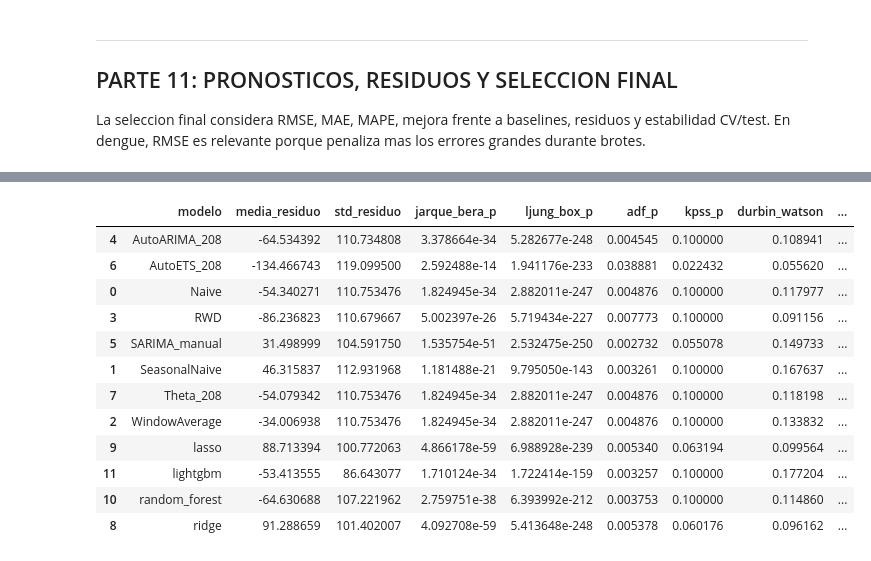
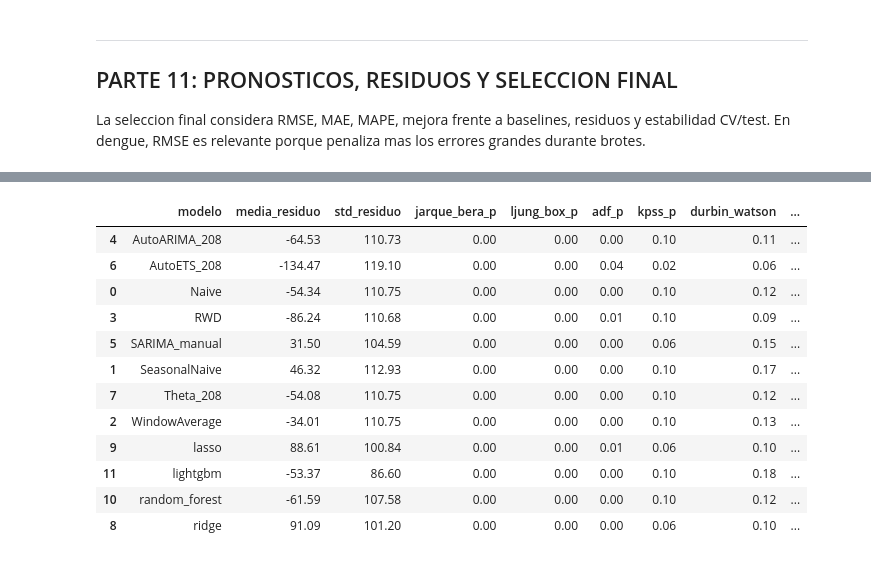
Before and after one commit to almeneses/series_temporales, a Jupyter notebook: proyecto_2/fase2_marko_david_alejandro_meneses.ipynb, the cells around one changed output, grey strips where cells are left out. Saved outputs shown, nothing was run; the diff lists cells and outputs as text; code cells hidden in the pictures.

```diff
--- a/proyecto_2/fase2_marko_david_alejandro_meneses.ipynb
+++ b/proyecto_2/fase2_marko_david_alejandro_meneses.ipynb
@@ -398,7 +399,7 @@ print(f"Primeros lags significativos PACF: {sig_pacf[:15]}")
 print("\nACF en rezagos de interes estacional:")
 display(tabla_acf_estacional(acf_vals))
 
-lags_sugeridos_ml = sorted(set([lag for lag in sig_pacf[:8] if lag <= 24] + [52]))
+lags_sugeridos_ml = sorted(set([lag for lag in sig_pacf[:8] if lag <= 24] + [ESTACIONALIDAD_ANUAL]))
 print(f"\nLags sugeridos por PACF + referencia anual: {lags_sugeridos_ml}")
 # %% [output]
 Resumen descriptivo de la serie imputada:
@@ -774,6 +766,17 @@ def calcular_metricas_pronostico(datos, modelos, conjunto="test"):
     return tabla.sort_values("rmse").reset_index(drop=True)
 
 
+def estilo_ranking_metricas(tabla, columnas=None):
+    """Resalta tablas largas de metricas: verde = menor error."""
+    if columnas is None:
+        columnas = [c for c in ["mae", "mape", "rmse", "rmse_cv", "rmse_test", "ratio_rmse_test_cv"] if c in tabla.columns]
+    formato = {c: "{:.2f}" for c in tabla.select_dtypes(include="number").columns}
+    return (
+        tabla.style
+        .background_gradient(cmap="RdYlGn_r", subset=columnas)
+        .format(formato)
+    )
+
 sf_baseline, preds_baseline = entrenar_y_predecir_baselines(
     train=train,
     test=test,
@@ -786,7 +789,7 @@ modelos_baseline = [c for c in preds_baseline.columns if c not in ["unique_id",
 
 graficar_pronosticos_baseline(df, test, test_baseline, FECHA_CORTE, modelos_baseline)
 metricas_baseline = calcular_metricas_pronostico(test_baseline, modelos_baseline)
-display(metricas_baseline)
+display(estilo_ranking_metricas(metricas_baseline))
 # %% [output]
 Pronósticos generados:
   Modelos: ['Naive', 'SeasonalNaive', 'WindowAverage', 'RWD']
@@ -861,7 +865,7 @@ La adaptacion para dengue usa tres grupos de features:
 # %%
 # Definimos la configuracion de features — usada por TODOS los modelos ML
 FREQ = FRECUENCIA
-LAGS = lags_sugeridos_ml              # justificados por PACF + referencia anual
+LAGS = sorted(set(lags_sugeridos_ml + [12, 24, ESTACIONALIDAD_ANUAL]))
 VENTANAS_ROLLING = [4, 8, 12, 24]
 TRANSFORMACIONES_ROLLING = [RollingMean, RollingStd, RollingMin, RollingMax]
 
@@ -872,10 +876,10 @@ LAG_TR = {
         for transformacion in TRANSFORMACIONES_ROLLING
     ]
 }
+TGTTR = None  # La serie ya es estacionaria; se conserva la escala original de casos.
 
-# Terminos Fourier: reemplazan codificaciones ordinales rigidas del ciclo anual.
-# Para datos semanales, season_length=52 representa el ciclo epidemiologico anual.
-# k=2 genera 4 columnas: sin1_52, sin2_52, cos1_52, cos2_52.
+# Terminos Fourier para la hipotesis cuatrienal heredada de fase 1.
+# El ciclo anual se conserva como lag52 y semana_iso para mantener interpretabilidad.
 df_fourier, _ = fourier(
     df,
     freq=FREQ,
@@ -885,7 +889,7 @@ df_fourier, _ = fourier(
 )
 FOURIER_COLS = [c for c in df_fourier.columns if c not in df.columns]
 print(f"Terminos Fourier generados: {FOURIER_COLS}")
-print(f"df_fourier shape: {df_fourier.shape} (historico con Fourier anual)")
+print(f"df_fourier shape: {df_fourier.shape} (historico con Fourier cuatrienal)")
 
 
 def agregar_variables_calendario(serie):
@@ -913,6 +917,7 @@ def crear_mlforecast(modelos):
         lags=LAGS,
         lag_transforms=LAG_TR,
         date_features=DATE_F,
+        target_transforms=TGTTR,
     )
 
 
@@ -993,4 +1003,12 @@ Se entrenan cuatro modelos obligatorios: dos lineales regularizados y dos ensemb
 # %%
+FAMILIA_ML = {
+    "ridge": "ml_lineal",
+    "lasso": "ml_lineal",
+    "random_forest": "ml_ensemble_boosting",
+    "lightgbm": "ml_ensemble_boosting",
+}
+
+
 def evaluar_candidato_ml(nombre, modelo, train_ml, h=26, n_windows=3, step_size=26):
     """Evalua un candidato MLForecast por RMSE promedio en CV temporal."""
     fcst = crear_mlforecast({nombre: modelo})
@@ -1038,11 +1056,13 @@ def optimizar_modelos_ml(train_ml):
         mejor = min([f for f in filas if f["modelo"] == nombre], key=lambda x: x["rmse_cv"])
         mejores[nombre] = dict(opciones)[mejor["parametros"]]
 
-    return mejores, pd.DataFrame(filas).sort_values(["modelo", "rmse_cv"])
+    resultados = pd.DataFrame(filas)
+    resultados["familia"] = resultados["modelo"].map(FAMILIA_ML)
+    return mejores, resultados.sort_values(["familia", "modelo", "rmse_cv"])
 
 
 modelos_ml, resultados_tuning_ml = optimizar_modelos_ml(train_ml)
 print("Mejores hiperparametros por modelo:")
-display(resultados_tuning_ml.groupby("modelo").head(1))
+display(estilo_ranking_metricas(resultados_tuning_ml.groupby("modelo", sort=False).head(1), columnas=["rmse_cv"]))
 # %% [output]
 Mejores hiperparametros por modelo:
@@ -1244,46 +1389,46 @@ def diagnosticar_residuos_modelos(datos, modelos):
             "std_residuo": residuos.std(),
             "jarque_bera_p": jb_p,
             "ljung_box_p": lb_p,
             "adf_p": adf_p,
             "kpss_p": kpss_p,
             "durbin_watson": dw,
             "breusch_pagan_p": bp_p,
         })
     return pd.DataFrame(filas)
 
 
 def graficar_residuos_modelo(datos, modelo):
     sub = datos[["ds", "y", modelo]].dropna()
     residuos = sub["y"] - sub[modelo]
     acf_vals = acf(residuos, nlags=40)
 
     fig = make_subplots(rows=2, cols=2, subplot_titles=["Residuos vs tiempo", "Histograma", "Q-Q plot", "ACF residuos"])
     fig.add_trace(go.Scatter(x=sub.ds, y=residuos, mode="lines", name="Residuo"), row=1, col=1)
     fig.add_hline(y=0, line_dash="dash", line_color="gray", row=1, col=1)
     fig.add_trace(go.Histogram(x=residuos, nbinsx=30), row=1, col=2)
     osm, osr = stats.probplot(residuos, dist="norm", fit=False)
     fig.add_trace(go.Scatter(x=osm, y=osr, mode="markers"), row=2, col=1)
     fig.add_trace(go.Bar(x=list(range(len(acf_vals))), y=acf_vals), row=2, col=2)
     fig.update_layout(title=f"Diagnostico de residuos - {modelo}", template="plotly_white", height=720, showlegend=False)
     fig.show()
 
 
 diagnostico_residuos = diagnosticar_residuos_modelos(test_resultados, modelos_todos)
-display(diagnostico_residuos.sort_values("modelo"))
+display(estilo_ranking_metricas(diagnostico_residuos.sort_values("modelo"), columnas=["std_residuo"]))
 # %% [output]
 |  | modelo | media_residuo | std_residuo | jarque_bera_p | ljung_box_p | adf_p | kpss_p | durbin_watson | ... |
-| 4 | AutoARIMA_208 | -64.534392 | 110.734808 | 3.378664e-34 | 5.282677e-248 | 0.004545 | 0.100000 | 0.108941 | ... |
-| 6 | AutoETS_208 | -134.466743 | 119.099500 | 2.592488e-14 | 1.941176e-233 | 0.038881 | 0.022432 | 0.055620 | ... |
-| 0 | Naive | -54.340271 | 110.753476 | 1.824945e-34 | 2.882011e-247 | 0.004876 | 0.100000 | 0.117977 | ... |
-| 3 | RWD | -86.236823 | 110.679667 | 5.002397e-26 | 5.719434e-227 | 0.007773 | 0.100000 | 0.091156 | ... |
-| 5 | SARIMA_manual | 31.498999 | 104.591750 | 1.535754e-51 | 2.532475e-250 | 0.002732 | 0.055078 | 0.149733 | ... |
-| 1 | SeasonalNaive | 46.315837 | 112.931968 | 1.181488e-21 | 9.795050e-143 | 0.003261 | 0.100000 | 0.167637 | ... |
-| 7 | Theta_208 | -54.079342 | 110.753476 | 1.824945e-34 | 2.882011e-247 | 0.004876 | 0.100000 | 0.118198 | ... |
-| 2 | WindowAverage | -34.006938 | 110.753476 | 1.824945e-34 | 2.882011e-247 | 0.004876 | 0.100000 | 0.133832 | ... |
-| 9 | lasso | 88.713394 | 100.772063 | 4.866178e-59 | 6.988928e-239 | 0.005340 | 0.063194 | 0.099564 | ... |
-| 11 | lightgbm | -53.413555 | 86.643077 | 1.710124e-34 | 1.722414e-159 | 0.003257 | 0.100000 | 0.177204 | ... |
-| 10 | random_forest | -64.630688 | 107.221962 | 2.759751e-38 | 6.393992e-212 | 0.003753 | 0.100000 | 0.114860 | ... |
-| 8 | ridge | 91.288659 | 101.402007 | 4.092708e-59 | 5.413648e-248 | 0.005378 | 0.060176 | 0.096162 | ... |
+| 4 | AutoARIMA_208 | -64.53 | 110.73 | 0.00 | 0.00 | 0.00 | 0.10 | 0.11 | ... |
+| 6 | AutoETS_208 | -134.47 | 119.10 | 0.00 | 0.00 | 0.04 | 0.02 | 0.06 | ... |
+| 0 | Naive | -54.34 | 110.75 | 0.00 | 0.00 | 0.00 | 0.10 | 0.12 | ... |
+| 3 | RWD | -86.24 | 110.68 | 0.00 | 0.00 | 0.01 | 0.10 | 0.09 | ... |
+| 5 | SARIMA_manual | 31.50 | 104.59 | 0.00 | 0.00 | 0.00 | 0.06 | 0.15 | ... |
+| 1 | SeasonalNaive | 46.32 | 112.93 | 0.00 | 0.00 | 0.00 | 0.10 | 0.17 | ... |
+| 7 | Theta_208 | -54.08 | 110.75 | 0.00 | 0.00 | 0.00 | 0.10 | 0.12 | ... |
+| 2 | WindowAverage | -34.01 | 110.75 | 0.00 | 0.00 | 0.00 | 0.10 | 0.13 | ... |
+| 9 | lasso | 88.61 | 100.84 | 0.00 | 0.00 | 0.01 | 0.06 | 0.10 | ... |
+| 11 | lightgbm | -53.37 | 86.60 | 0.00 | 0.00 | 0.00 | 0.10 | 0.18 | ... |
+| 10 | random_forest | -61.59 | 107.58 | 0.00 | 0.00 | 0.00 | 0.10 | 0.12 | ... |
+| 8 | ridge | 91.09 | 101.20 | 0.00 | 0.00 | 0.00 | 0.06 | 0.10 | ... |
 # %%
 comparacion_cv_test = metricas_cv.merge(
     metricas_test[["modelo", "mae", "rmse", "mape"]].rename(columns={"mae": "mae_test", "rmse": "rmse_test", "mape": "mape_test"}),
```
Also changed, not shown: parts of 27 cells of this notebook, 8 other files.
